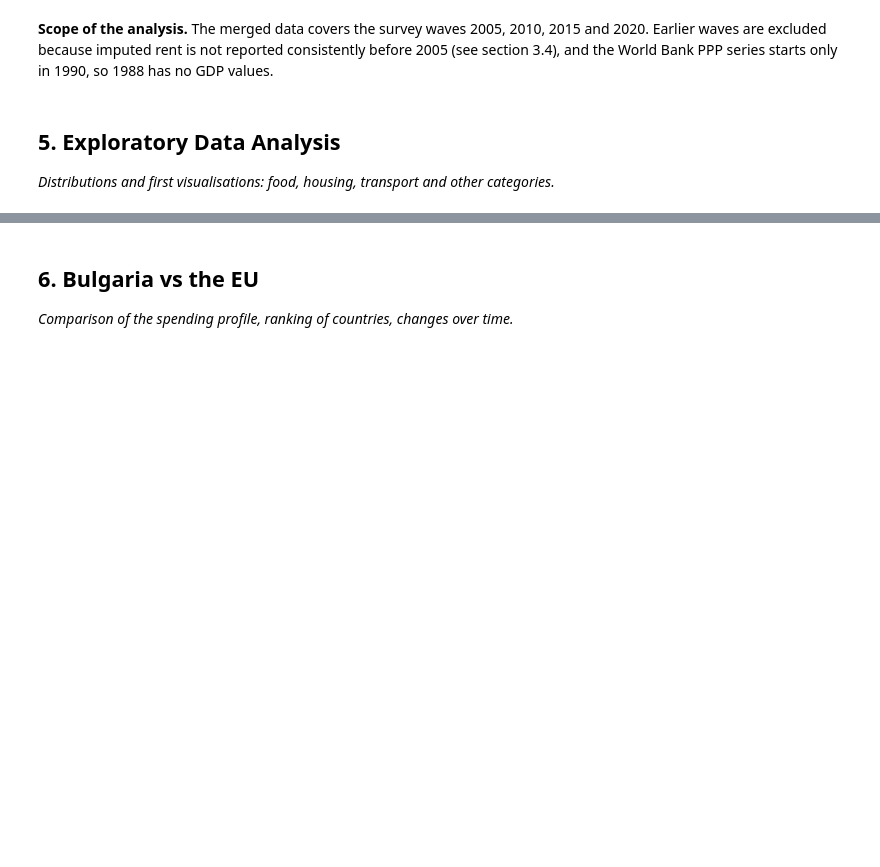
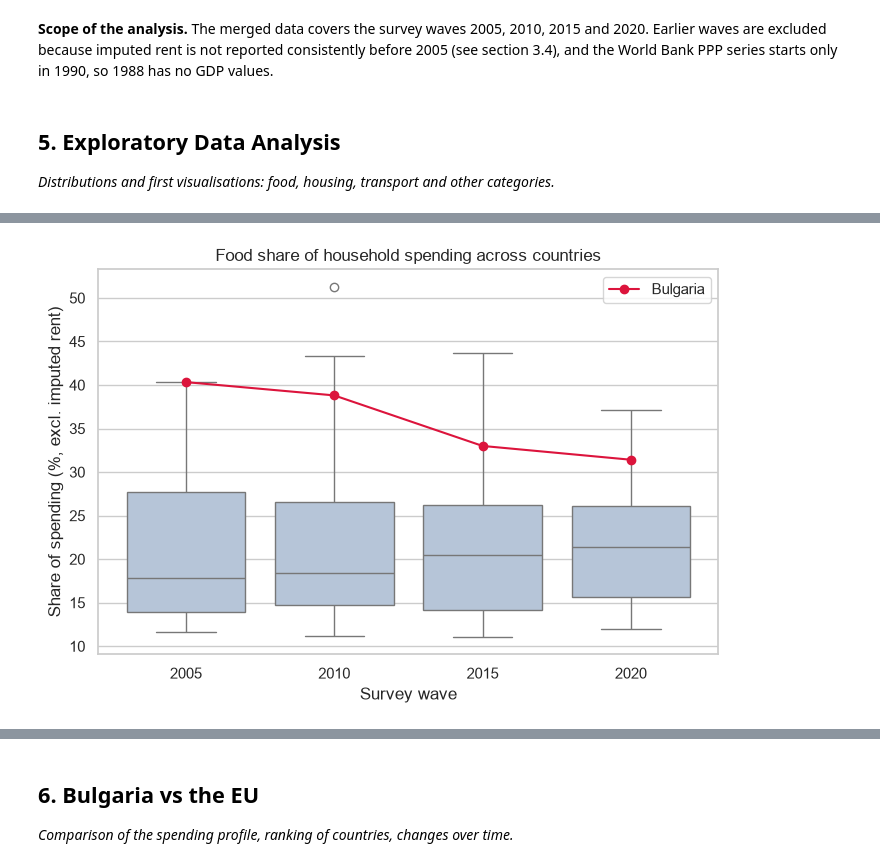
Before and after one commit to qnaatanasova86-tech/household-budgets-bg-vs-eu, a Jupyter notebook: household_budgets_analysis.ipynb, the cells around one changed output, grey strips where cells are left out. Cells and saved outputs as stored; diff of their text form; code cells hidden in the pictures; blank space fills up the shorter version.

Commit message:
Add exploratory analysis and Bulgaria vs other countries comparison

```diff
--- a/household_budgets_analysis.ipynb
+++ b/household_budgets_analysis.ipynb
@@ -478,0 +506,27 @@ _Distributions and first visualisations: food, housing, transport and other cate
+# %%
+food = "Food and non-alcoholic beverages"
+food_df = analysis[analysis["category"] == food]
+
+years = sorted(food_df["year"].unique())
+pos = {y: i for i, y in enumerate(years)}
+
+fig, ax = plt.subplots(figsize=(8, 5))
+sns.boxplot(data=food_df, x="year", y="share_excl_pct", color="lightsteelblue", ax=ax)
+
+# Highlight Bulgaria
+bg_food = food_df[food_df["country"] == "Bulgaria"].sort_values("year")
+ax.plot(
+    [pos[y] for y in bg_food["year"]],
+    bg_food["share_excl_pct"],
+    "o-",
+    color="crimson",
+    label="Bulgaria",
+)
+
+ax.set_title("Food share of household spending across countries")
+ax.set_xlabel("Survey wave")
+ax.set_ylabel("Share of spending (%, excl. imputed rent)")
+ax.legend()
+plt.show()
+# %% [output]
+[figure, added]
```
Also changed, not shown: parts of 11 cells of this notebook.
